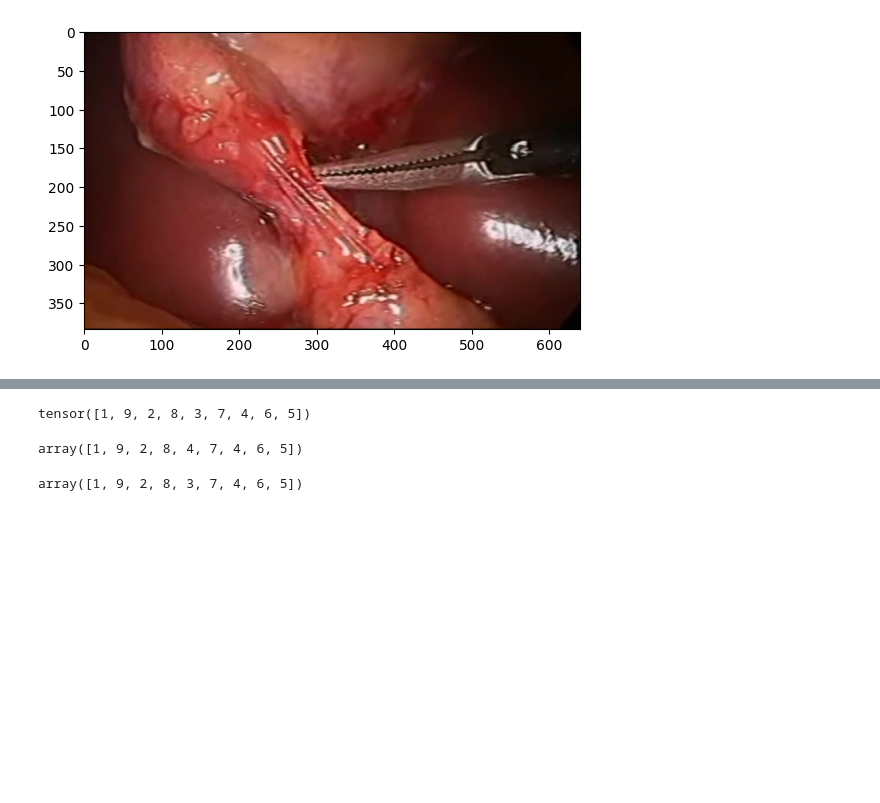
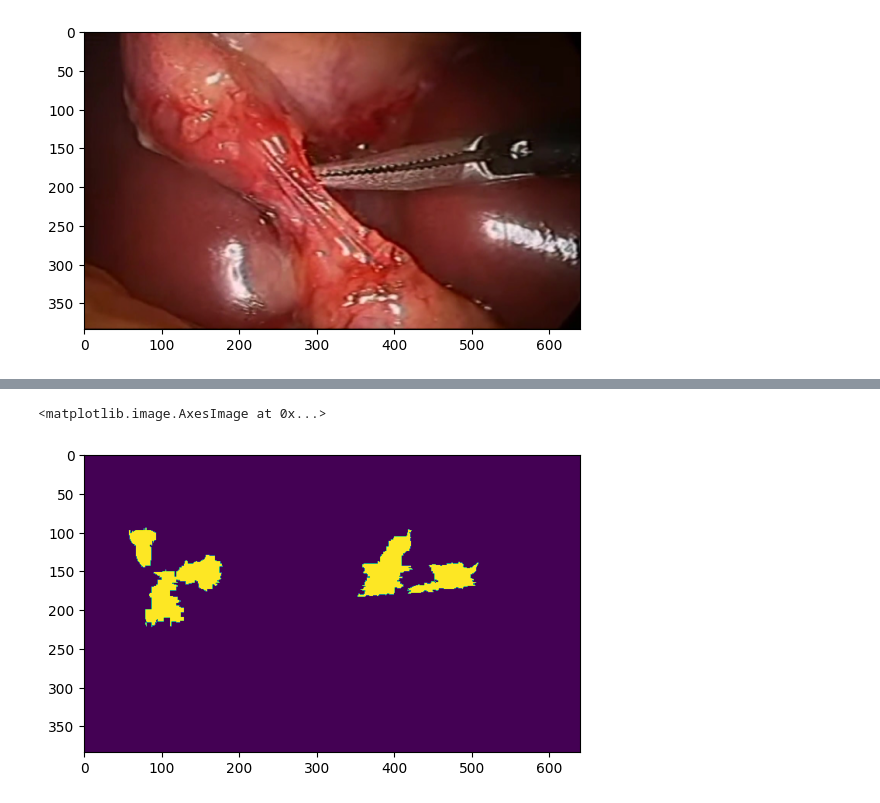
Before and after one commit to ShaileshSridhar2403/exlib, a Jupyter notebook: notebooks/abdomen_organs.ipynb, the cells around one changed output, grey strips where cells are left out. Saved outputs shown, nothing was run; the diff lists cells and outputs as text; code cells hidden in the pictures; blank space fills up the shorter version.

```diff
--- a/notebooks/abdomen_organs.ipynb
+++ b/notebooks/abdomen_organs.ipynb
@@ -203,4 +109,0 @@ save_image(pas[0], dump_dir + xfile + ".intgrad.png")
-# %%
-torch.tensor(x)
-# %% [output]
-tensor([1, 9, 2, 8, 3, 7, 4, 6, 5])
@@ -209,4 +109,0 @@ x[4] = x[6]
-# %%
-x
-# %% [output]
-array([1, 9, 2, 8, 4, 7, 4, 6, 5])
@@ -215,4 +110,5 @@ x = np.array([1,9,2,8,3,7,4,6,5])
-# %%
-x[:10000]
-# %% [output]
-array([1, 9, 2, 8, 3, 7, 4, 6, 5])
+# %%
+plt.imshow(lime_seg_exp.attributions[2].numpy())
+# %% [output]
+<matplotlib.image.AxesImage at 0x...>
+[figure, added]
```
Also changed, not shown: parts of 38 cells of this notebook, 2 other files.
